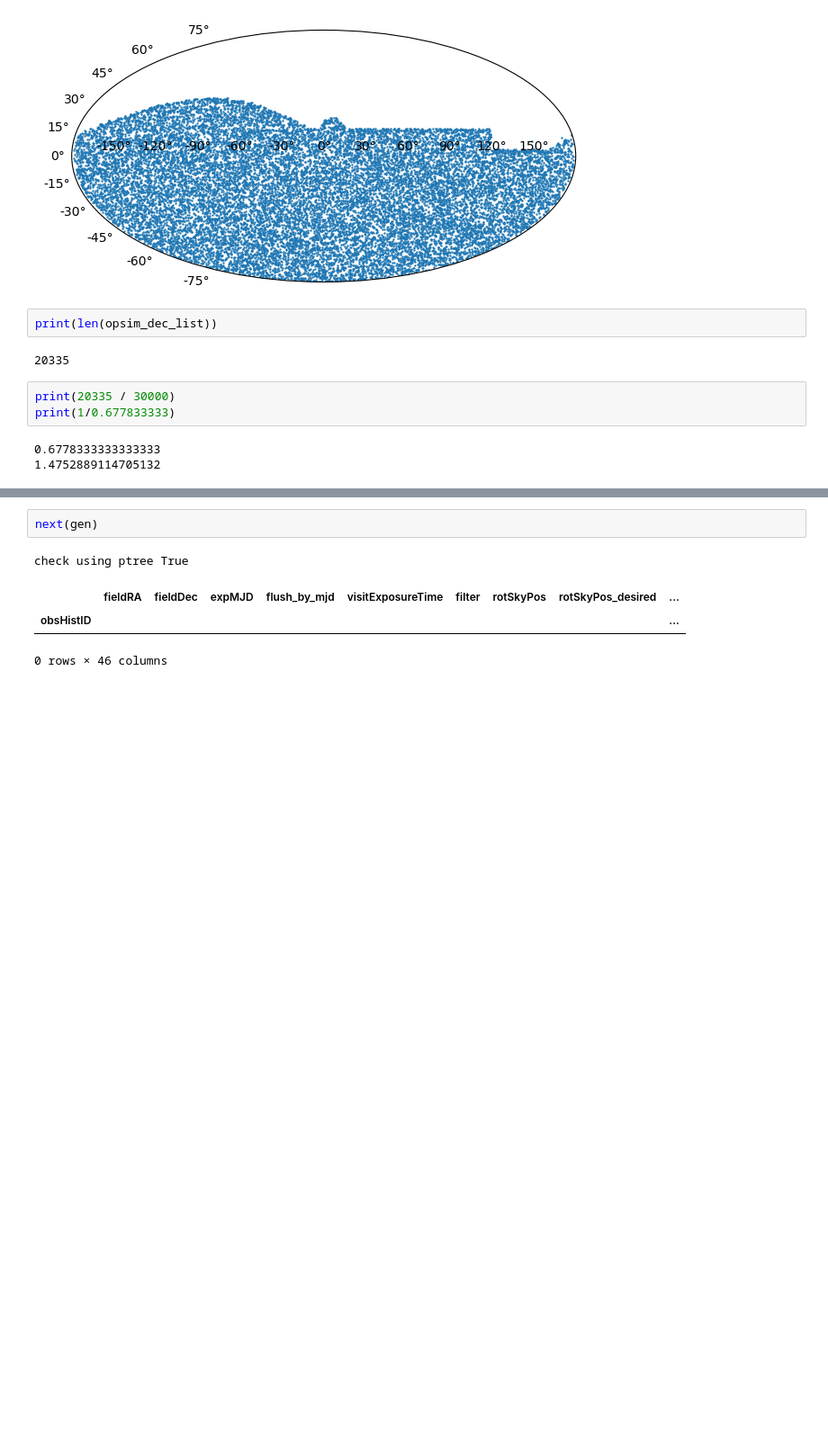
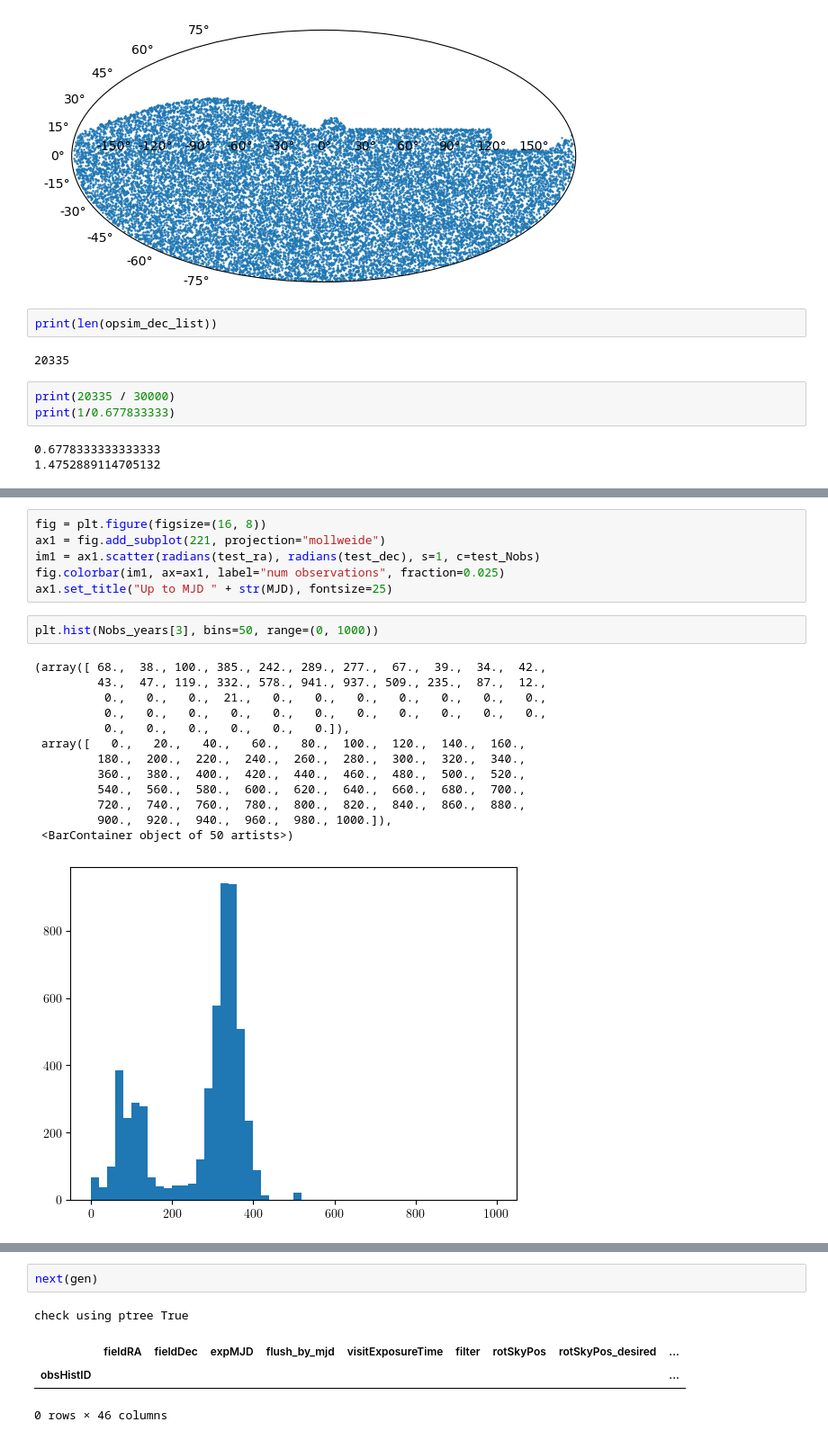
Before and after one commit to Nikki1510/lensed_supernova_simulator_tool, a Jupyter notebook: src/OpSim_Summary.ipynb, the cells around one changed output, grey strips where cells are left out. Shown at 90% size. Drawn from its saved outputs; the diff is of its cells as text; blank space fills up the shorter version.

```diff
--- a/src/OpSim_Summary.ipynb
+++ b/src/OpSim_Summary.ipynb
@@ -150,0 +295,22 @@ print(1/0.677833333)
+# %%
+fig = plt.figure(figsize=(16, 8))
+ax1 = fig.add_subplot(221, projection="mollweide")
+im1 = ax1.scatter(radians(test_ra), radians(test_dec), s=1, c=test_Nobs)
+fig.colorbar(im1, ax=ax1, label="num observations", fraction=0.025)
+ax1.set_title("Up to MJD " + str(MJD), fontsize=25)
+# %%
+plt.hist(Nobs_years[3], bins=50, range=(0, 1000))
+# %% [output]
+(array([ 68.,  38., 100., 385., 242., 289., 277.,  67.,  39.,  34.,  42.,
+         43.,  47., 119., 332., 578., 941., 937., 509., 235.,  87.,  12.,
+          0.,   0.,   0.,  21.,   0.,   0.,   0.,   0.,   0.,   0.,   0.,
+          0.,   0.,   0.,   0.,   0.,   0.,   0.,   0.,   0.,   0.,   0.,
+          0.,   0.,   0.,   0.,   0.,   0.]),
+ array([   0.,   20.,   40.,   60.,   80.,  100.,  120.,  140.,  160.,
+         180.,  200.,  220.,  240.,  260.,  280.,  300.,  320.,  340.,
+         360.,  380.,  400.,  420.,  440.,  460.,  480.,  500.,  520.,
+         540.,  560.,  580.,  600.,  620.,  640.,  660.,  680.,  700.,
+         720.,  740.,  760.,  780.,  800.,  820.,  840.,  860.,  880.,
+         900.,  920.,  940.,  960.,  980., 1000.]),
+ <BarContainer object of 50 artists>)
+[figure, added]
```
Also changed, not shown: parts of 45 cells of this notebook, 1 other file.
